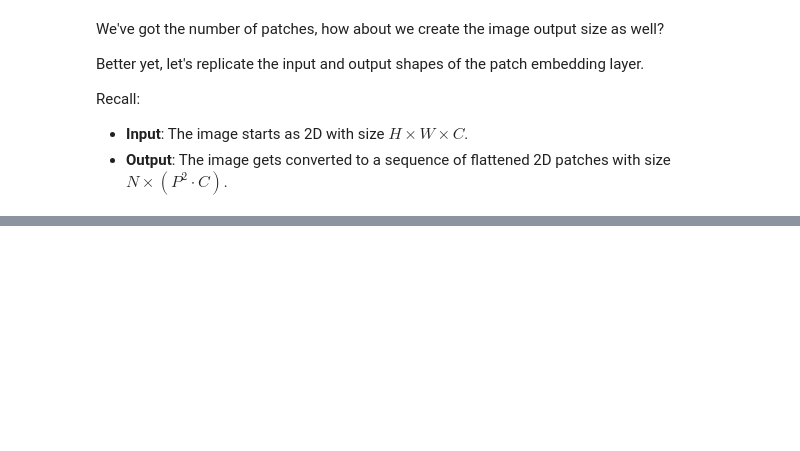
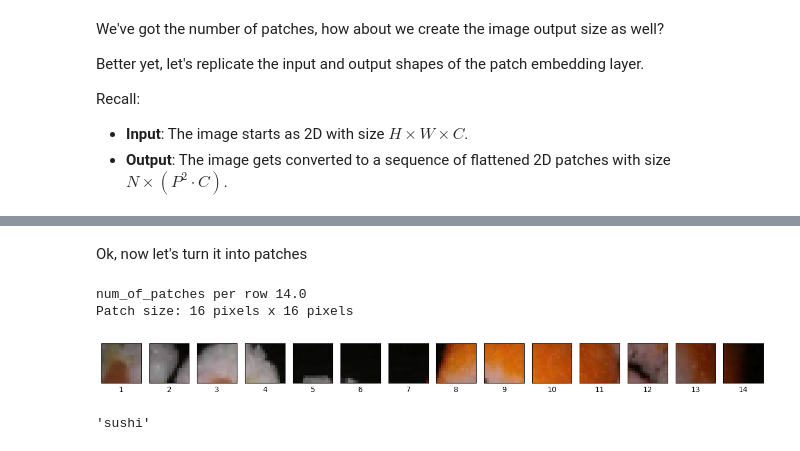
Before and after one commit to anupj/Vision-Transformer-Implementation-in-PyTorch, a Jupyter notebook: PyTorch_Vision_Transformer_Paper_Implementation.ipynb, the cells around one changed output, grey strips where cells are left out. Drawn from its saved outputs; the diff is of its cells as text; code cells hidden in the pictures; blank space fills up the shorter version.

```diff
--- a/PyTorch_Vision_Transformer_Paper_Implementation.ipynb
+++ b/PyTorch_Vision_Transformer_Paper_Implementation.ipynb
@@ -426,0 +439,37 @@ Output shape (single 2D image flattened into patches): (196, 768)
+# %% [markdown]
+Ok, now let's turn it into patches
+# %%
+# First let's calculate the number of patches
+image_size = 224
+# Number of patches will be image_size divided by a single patch_size
+# Also throw an error if image size is not exactly divisible by patch size
+if image_size % patch_size != 0:
+  raise ValueError(f"Image size {image_size} must be divisible by patch_size {patch_size}")
+
+num_of_patches = image_size / patch_size # 224 / 16 = 14
+
+print(f"num_of_patches per row {num_of_patches}")
+print(f"Patch size: {patch_size} pixels x {patch_size} pixels")
+
+# Create a series of subplots
+fig, axs = plt.subplots(nrows=1,
+                         ncols=image_size // patch_size, # floor division 224 // 16 = 14 cols
+                         figsize=(patch_size, patch_size),
+                         sharex=True,
+                         sharey=True)
+
+
+# Iterate through number of patches in the top row
+for i, patch in enumerate(range(0, image_size, patch_size)): # range(0, 224, 16) -> jumps of 16 between 0 and 224
+  axs[i].imshow(image_permuted[:patch_size, patch:patch+patch_size, :])
+  axs[i].set_xlabel(i+1) # set the label
+  axs[i].set_xticks([])
+  axs[i].set_yticks([])
+# %% [output]
+num_of_patches per row 14.0
+Patch size: 16 pixels x 16 pixels
+[figure, added]
+# %%
+class_names[label]
+# %% [output]
+'sushi'
```
Also changed, not shown: parts of 15 cells of this notebook.
